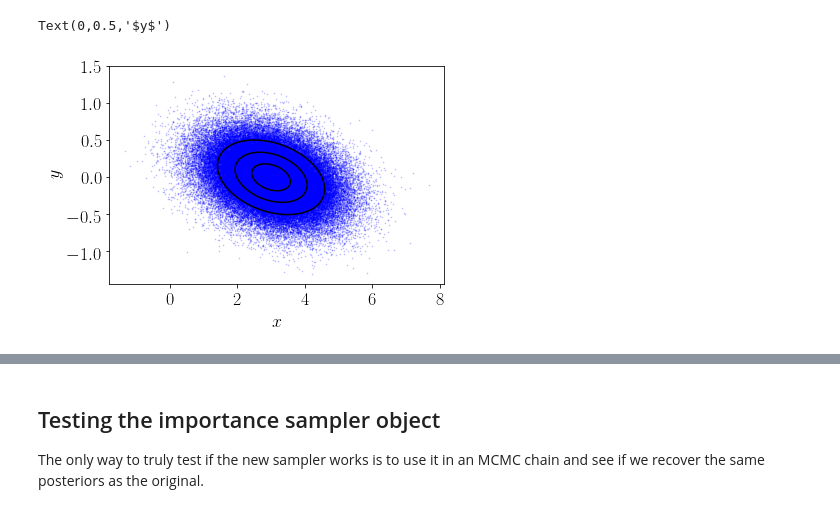
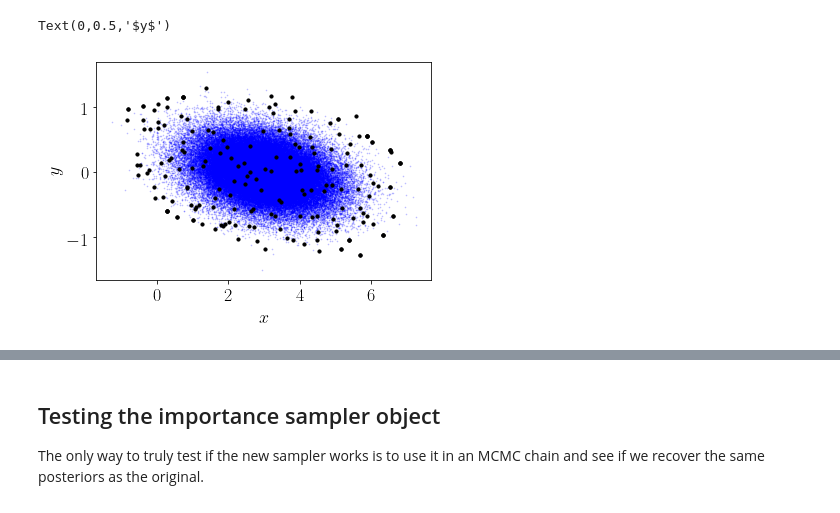
Before and after one commit to tmcclintock/GP_Importance_Sampler, a Jupyter notebook: notebooks/Example-two gaussians.ipynb, the cells around one changed output, grey strips where cells are left out. Saved outputs shown, nothing was run; the diff lists cells and outputs as text; code cells hidden in the pictures.

```diff
--- a/notebooks/Example-two gaussians.ipynb
+++ b/notebooks/Example-two gaussians.ipynb
@@ -19,12 +21,17 @@ icov = np.linalg.inv(cov)
 # %%
 N_samples = 100000
 chain = np.random.multivariate_normal(mean=means, cov=cov, size=N_samples)
-likes = scipy.stats.multivariate_normal.pdf(chain, mean=means, cov=cov)
+lnlikes = np.log(scipy.stats.multivariate_normal.pdf(chain, mean=means, cov=cov))
+# %%
+IS = isamp.ImportanceSampler(chain, lnlikes, scale=8)
+IS.select_training_points(200, method="LH")
+IS.train()
 # %%
 plt.scatter(chain[:,0], chain[:,1], c='b', s=0.5, alpha=0.2)
-plt.tricontour(chain[:,0], chain[:,1], likes, 4, colors='k')
+points,_ = IS.get_training_data()
+plt.scatter(points[:,0], points[:,1], c='k', s=10)
 plt.xlabel(r"$x$")
 plt.ylabel(r"$y$")
 # %% [output]
 Text(0,0.5,'$y$')
-[figure, old version]
+[figure, new version]
```
Also changed, not shown: parts of 16 cells of this notebook, 2 other files.
